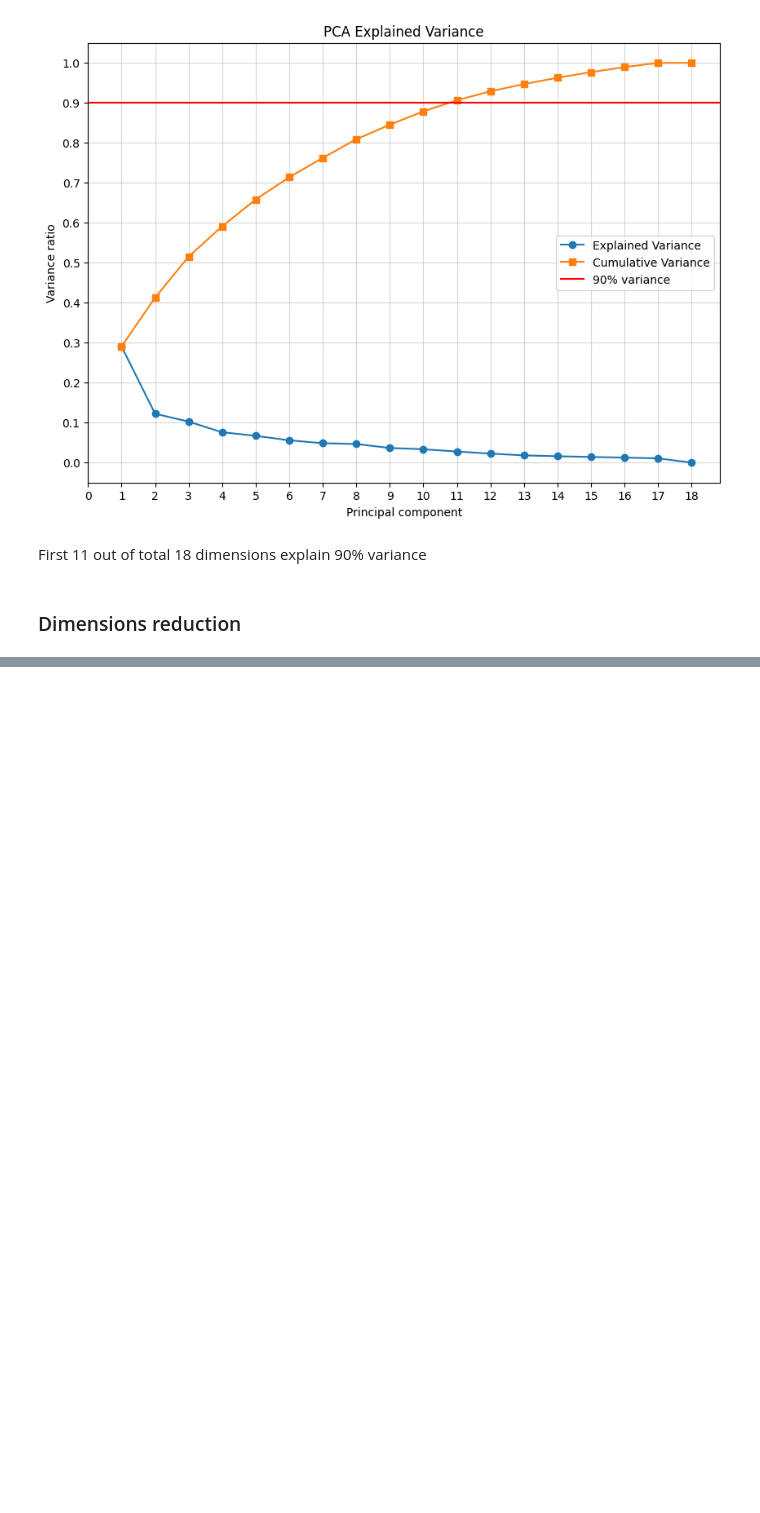
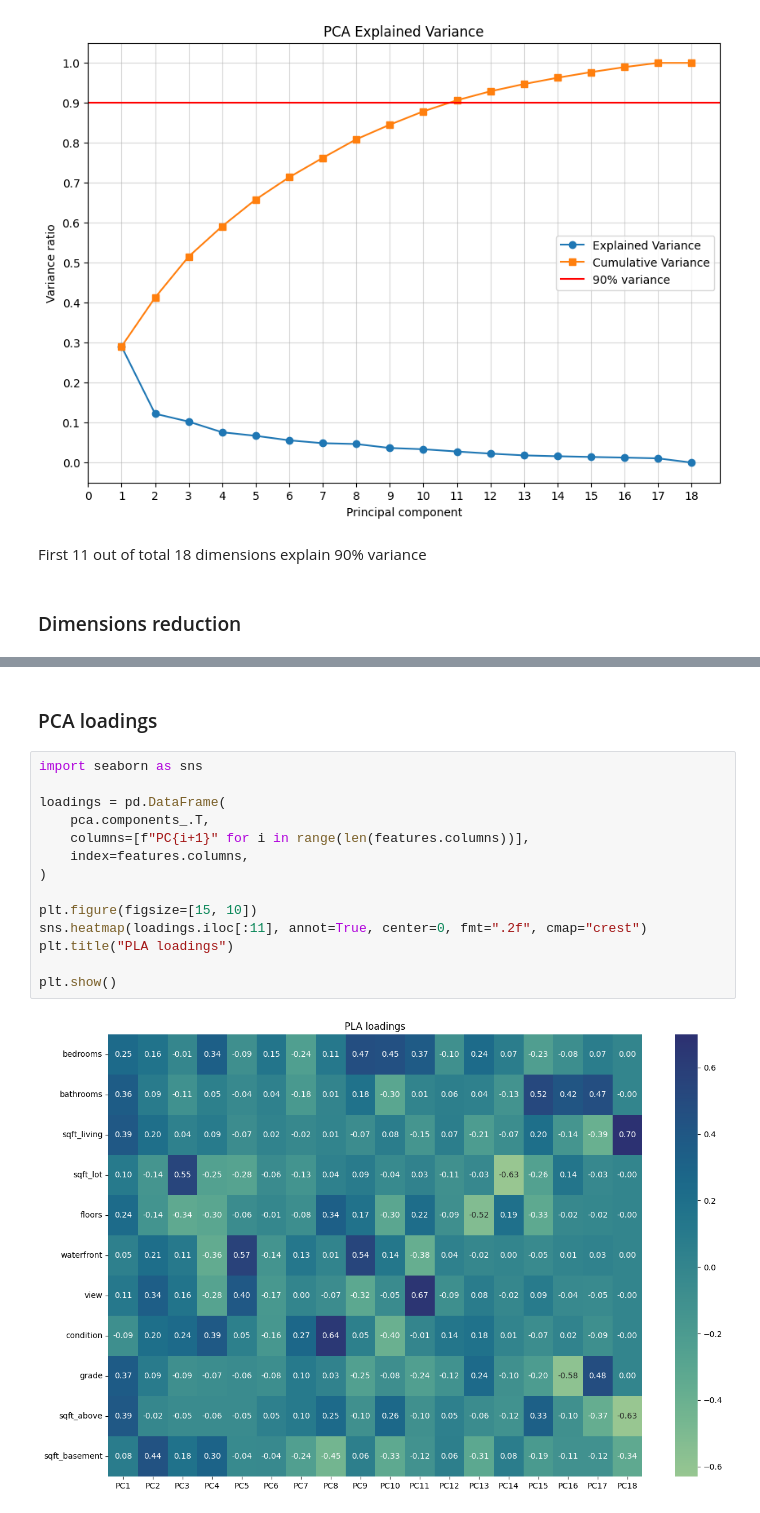
Before and after one commit to MarcinStolarczyk01/WSEI-Preliminary_Processing_and_Visualization_of_Data, a Jupyter notebook: lab5/Dimension-Reduction.ipynb, the cells around one changed output, grey strips where cells are left out. Drawn from its saved outputs; the diff is of its cells as text; blank space fills up the shorter version.

```diff
--- a/lab5/Dimension-Reduction.ipynb
+++ b/lab5/Dimension-Reduction.ipynb
@@ -104,3 +118,21 @@ cbar = plt.colorbar(scatter)
 cbar.set_label("Price")
 # %% [output]
 [figure]
+# %% [markdown]
+### PCA loadings
+# %%
+import seaborn as sns
+
+loadings = pd.DataFrame(
+    pca.components_.T,
+    columns=[f"PC{i+1}" for i in range(len(features.columns))],
+    index=features.columns,
+)
+
+plt.figure(figsize=[15, 10])
+sns.heatmap(loadings.iloc[:11], annot=True, center=0, fmt=".2f", cmap="crest")
+plt.title("PLA loadings")
+
+plt.show()
+# %% [output]
+[figure, added]
```
Also changed, not shown: parts of 10 cells of this notebook, 4 other files.
